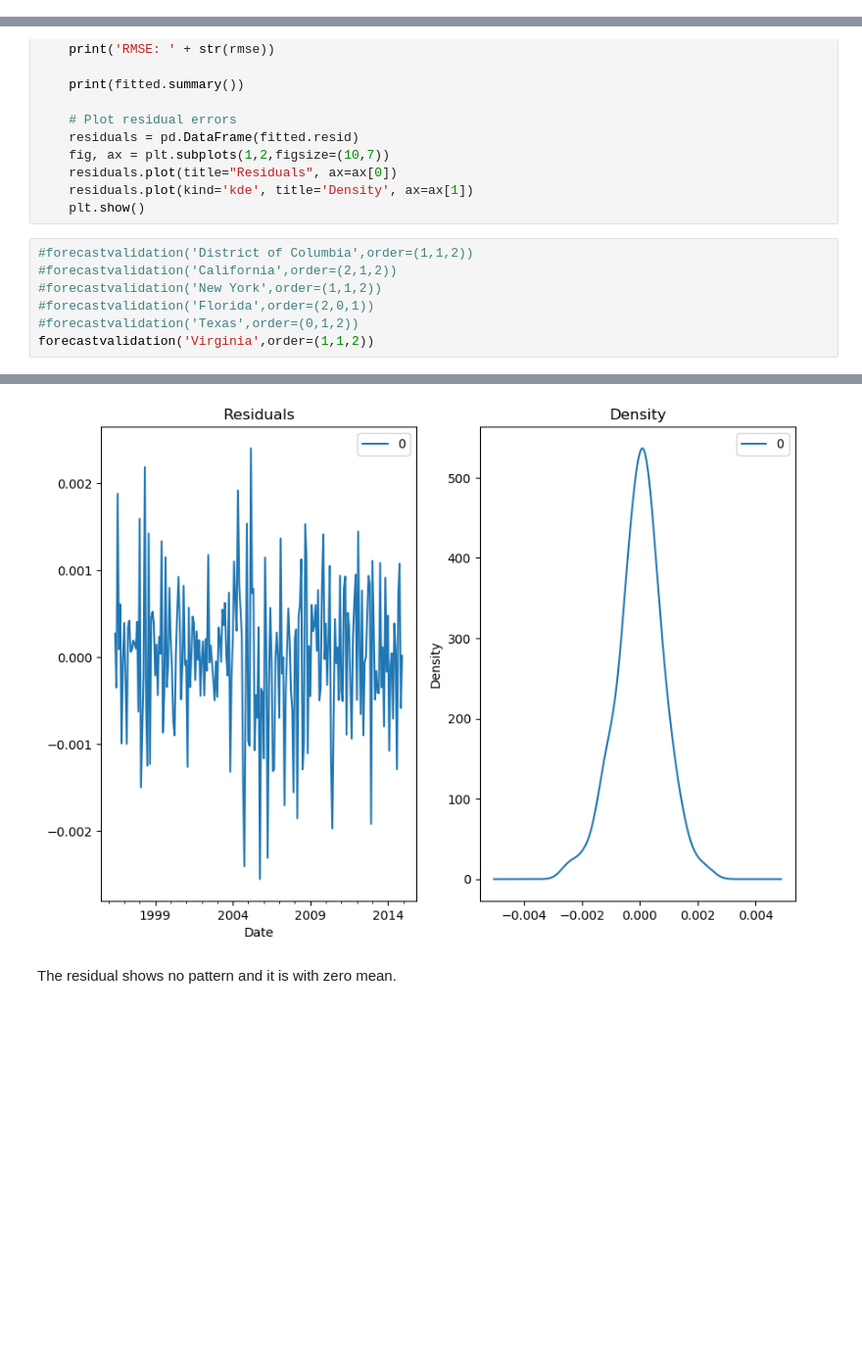
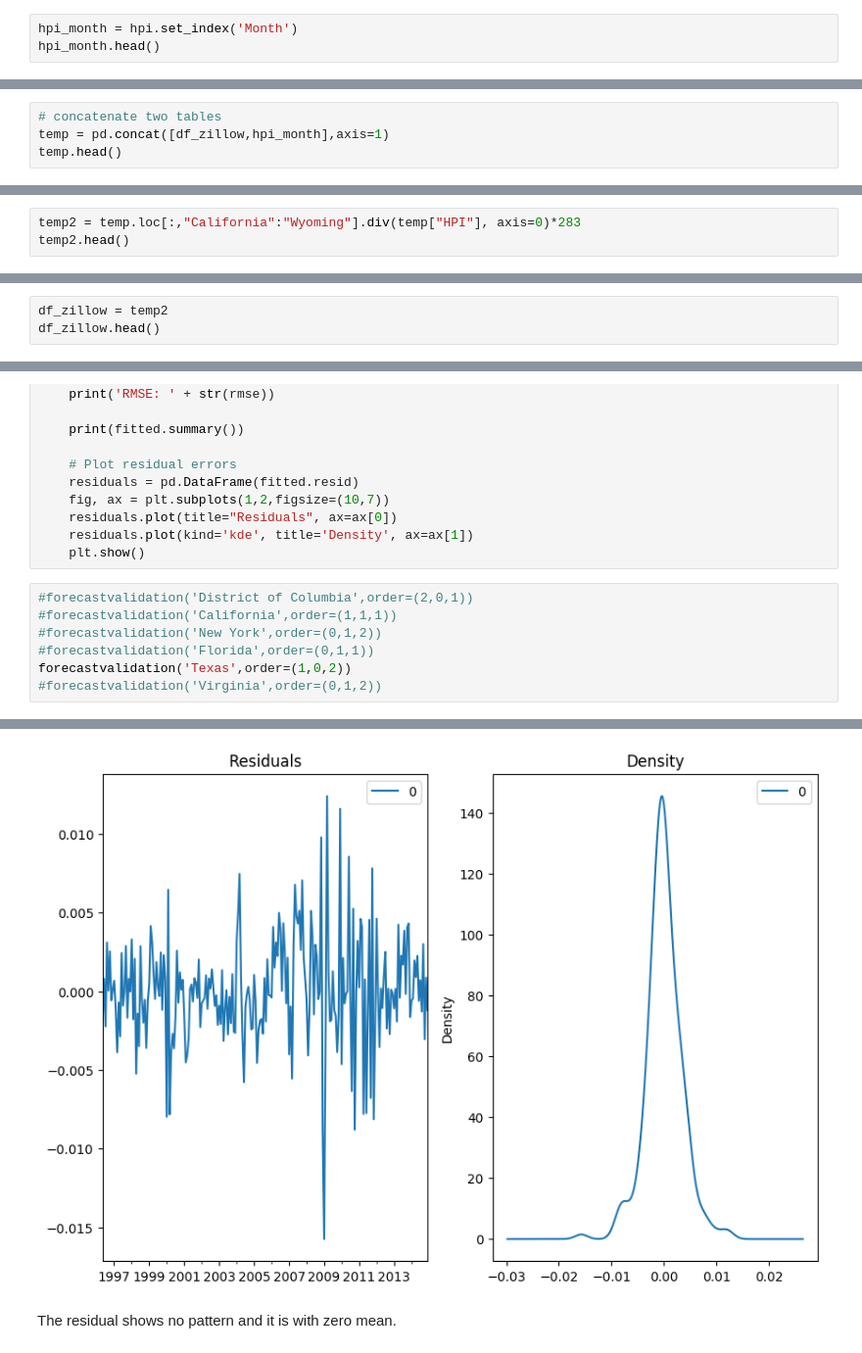
Before and after one commit to sondor66/Time_Series_Analysis_Housing_Price_Forecasting, a Jupyter notebook: Housing Price Forecasting - Single Family.ipynb, the cells around one changed output, grey strips where cells are left out. Shown: that part at 98% size. Cells and saved outputs as stored; diff of their text form; blank space fills up the shorter version.

```diff
--- a/Housing Price Forecasting - Single Family.ipynb
+++ b/Housing Price Forecasting - Single Family.ipynb
@@ -109,0 +122,3 @@ df_zillow.head()
+# %%
+hpi_month = hpi.set_index('Month')
+hpi_month.head()
@@ -109,0 +133,4 @@ df_zillow.head()
+# %%
+# concatenate two tables
+temp = pd.concat([df_zillow,hpi_month],axis=1)
+temp.head()
@@ -109,0 +145,3 @@ df_zillow.head()
+# %%
+temp2 = temp.loc[:,"California":"Wyoming"].div(temp["HPI"], axis=0)*283
+temp2.head()
@@ -109,0 +156,3 @@ df_zillow.head()
+# %%
+df_zillow = temp2
+df_zillow.head()
@@ -343,10 +406,10 @@ def forecastvalidation(state,order):
     residuals.plot(kind='kde', title='Density', ax=ax[1])
     plt.show()
 # %%
-#forecastvalidation('District of Columbia',order=(1,1,2))
-#forecastvalidation('California',order=(2,1,2))
-#forecastvalidation('New York',order=(1,1,2))
-#forecastvalidation('Florida',order=(2,0,1))
-#forecastvalidation('Texas',order=(0,1,2))
-forecastvalidation('Virginia',order=(1,1,2))
+#forecastvalidation('District of Columbia',order=(2,0,1))
+#forecastvalidation('California',order=(1,1,1))
+#forecastvalidation('New York',order=(0,1,2))
+#forecastvalidation('Florida',order=(0,1,1))
+forecastvalidation('Texas',order=(1,0,2))
+#forecastvalidation('Virginia',order=(0,1,2))
 # %% [output]
@@ -370,5 +433,5 @@ MA.2           -0.5154           +0.8834j            1.0227            0.3341
 -----------------------------------------------------------------------------
-[figure, old version]
+[figure, new version]
 # %% [markdown]
 The residual shows no pattern and it is with zero mean.
 # %% [markdown]
```
Also changed, not shown: parts of 18 cells of this notebook.
